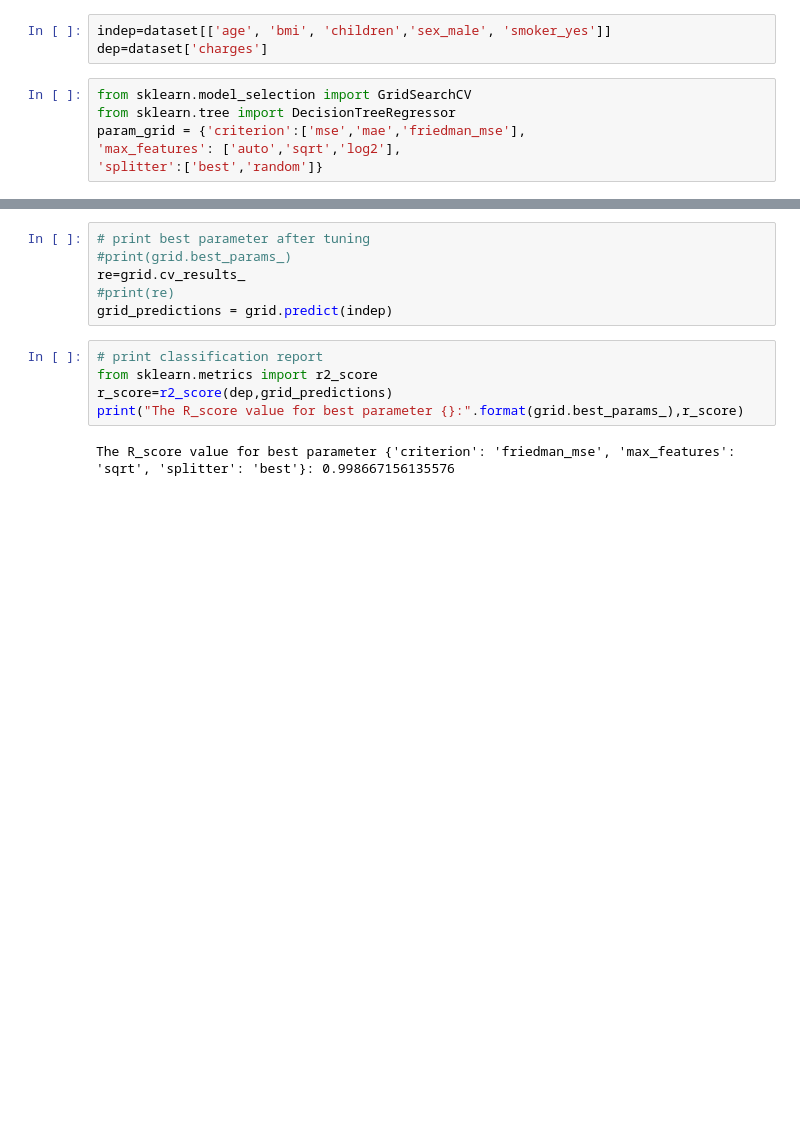
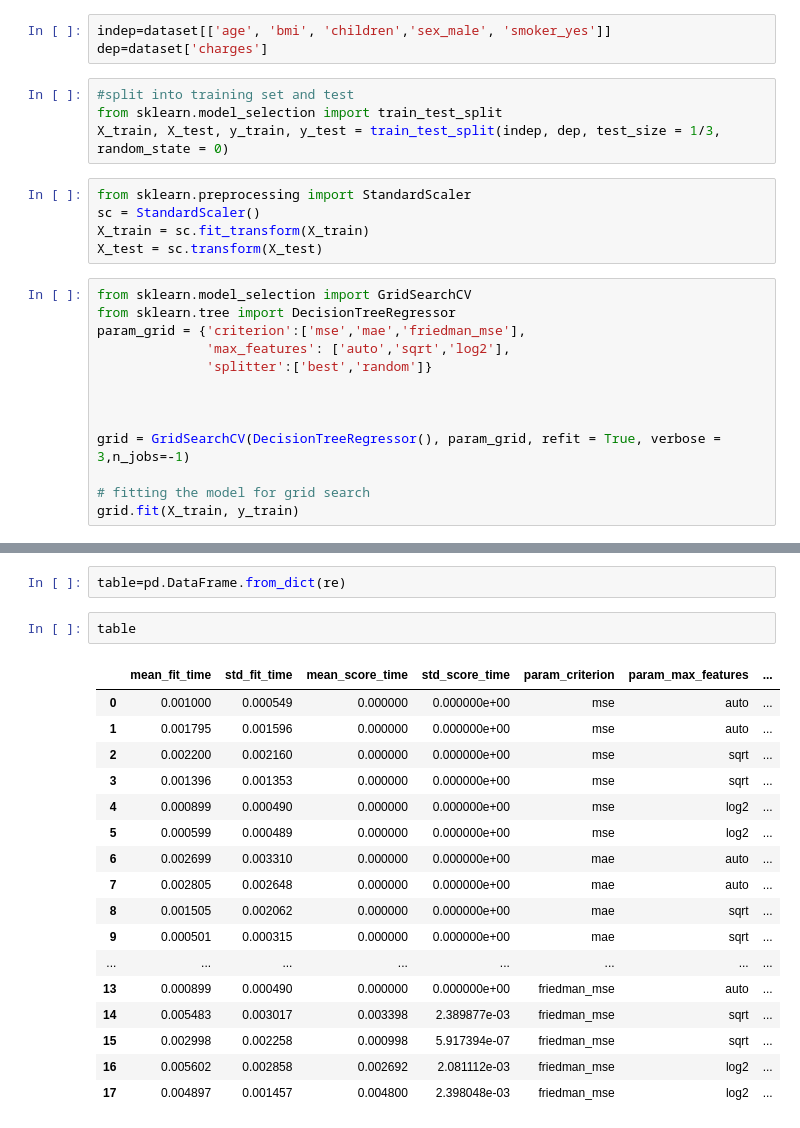
Before and after one commit to SanjeeviArumugam/02_Machine_Learning_Regression, a Jupyter notebook: DTR_Grid.ipynb, the cells around one changed output, grey strips where cells are left out. Cells and saved outputs as stored; diff of their text form; blank space fills up the shorter version.

```diff
--- a/DTR_Grid.ipynb
+++ b/DTR_Grid.ipynb
@@ -43,9 +43,25 @@ dataset
 # %%
 indep=dataset[['age', 'bmi', 'children','sex_male', 'smoker_yes']]
 dep=dataset['charges']
+# %%
+#split into training set and test
+from sklearn.model_selection import train_test_split
+X_train, X_test, y_train, y_test = train_test_split(indep, dep, test_size = 1/3, random_state = 0)
+# %%
+from sklearn.preprocessing import StandardScaler
+sc = StandardScaler()
+X_train = sc.fit_transform(X_train)
+X_test = sc.transform(X_test)
 # %%
 from sklearn.model_selection import GridSearchCV
 from sklearn.tree import DecisionTreeRegressor
 param_grid = {'criterion':['mse','mae','friedman_mse'],
-'max_features': ['auto','sqrt','log2'],
-'splitter':['best','random']}
+              'max_features': ['auto','sqrt','log2'],
+              'splitter':['best','random']}
+
+
+
+grid = GridSearchCV(DecisionTreeRegressor(), param_grid, refit = True, verbose = 3,n_jobs=-1)
+
+# fitting the model for grid search
+grid.fit(X_train, y_train)
@@ -80,14 +106,23 @@ GridSearchCV(estimator=DecisionTreeRegressor(), n_jobs=-1,
 # %%
-# print best parameter after tuning
-#print(grid.best_params_)
-re=grid.cv_results_
-#print(re)
-grid_predictions = grid.predict(indep)
+table=pd.DataFrame.from_dict(re)
 # %%
-# print classification report
-from sklearn.metrics import r2_score
-r_score=r2_score(dep,grid_predictions)
-print("The R_score value for best parameter {}:".format(grid.best_params_),r_score)
+table
 # %% [output]
-The R_score value for best parameter {'criterion': 'friedman_mse', 'max_features': 'sqrt', 'splitter': 'best'}: 0.998667156135576
+|  | mean_fit_time | std_fit_time | mean_score_time | std_score_time | param_criterion | param_max_features | ... |
+| 0 | 0.001000 | 0.000549 | 0.000000 | 0.000000e+00 | mse | auto | ... |
+| 1 | 0.001795 | 0.001596 | 0.000000 | 0.000000e+00 | mse | auto | ... |
+| 2 | 0.002200 | 0.002160 | 0.000000 | 0.000000e+00 | mse | sqrt | ... |
+| 3 | 0.001396 | 0.001353 | 0.000000 | 0.000000e+00 | mse | sqrt | ... |
+| 4 | 0.000899 | 0.000490 | 0.000000 | 0.000000e+00 | mse | log2 | ... |
+| 5 | 0.000599 | 0.000489 | 0.000000 | 0.000000e+00 | mse | log2 | ... |
+| 6 | 0.002699 | 0.003310 | 0.000000 | 0.000000e+00 | mae | auto | ... |
+| 7 | 0.002805 | 0.002648 | 0.000000 | 0.000000e+00 | mae | auto | ... |
+| 8 | 0.001505 | 0.002062 | 0.000000 | 0.000000e+00 | mae | sqrt | ... |
+| 9 | 0.000501 | 0.000315 | 0.000000 | 0.000000e+00 | mae | sqrt | ... |
+| ... | ... | ... | ... | ... | ... | ... | ... |
+| 13 | 0.000899 | 0.000490 | 0.000000 | 0.000000e+00 | friedman_mse | auto | ... |
+| 14 | 0.005483 | 0.003017 | 0.003398 | 2.389877e-03 | friedman_mse | sqrt | ... |
+| 15 | 0.002998 | 0.002258 | 0.000998 | 5.917394e-07 | friedman_mse | sqrt | ... |
+| 16 | 0.005602 | 0.002858 | 0.002692 | 2.081112e-03 | friedman_mse | log2 | ... |
+| 17 | 0.004897 | 0.001457 | 0.004800 | 2.398048e-03 | friedman_mse | log2 | ... |
 # %%
```
Also changed, not shown: parts of 6 cells of this notebook.
